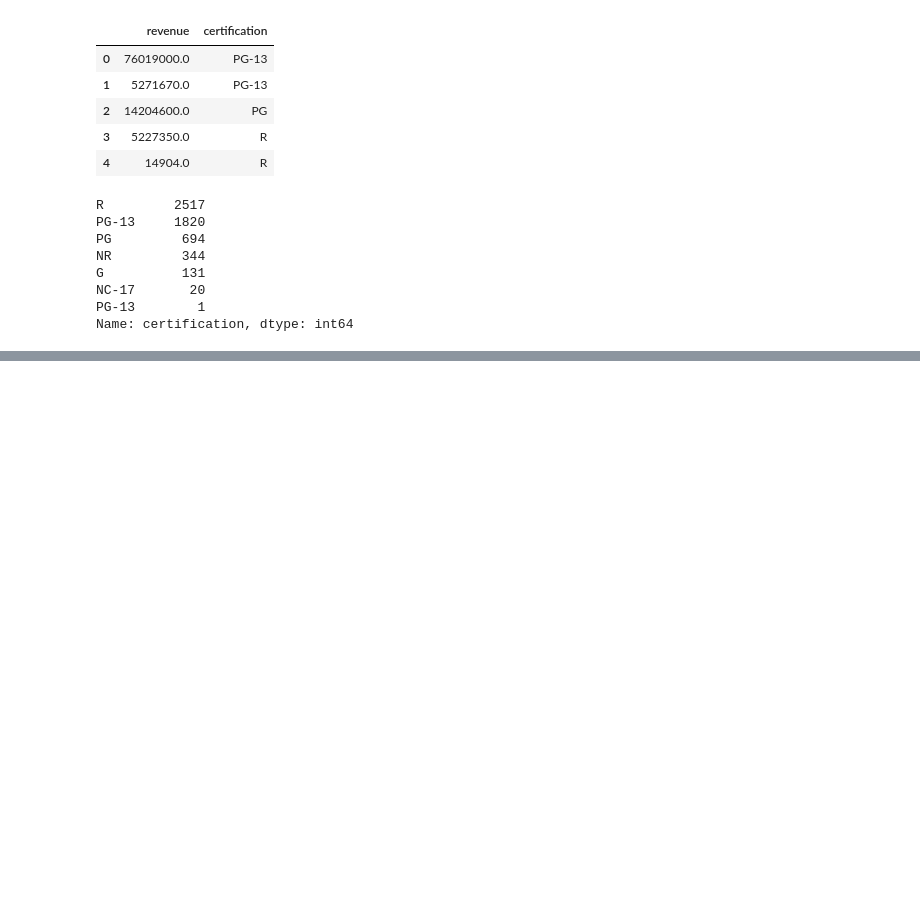
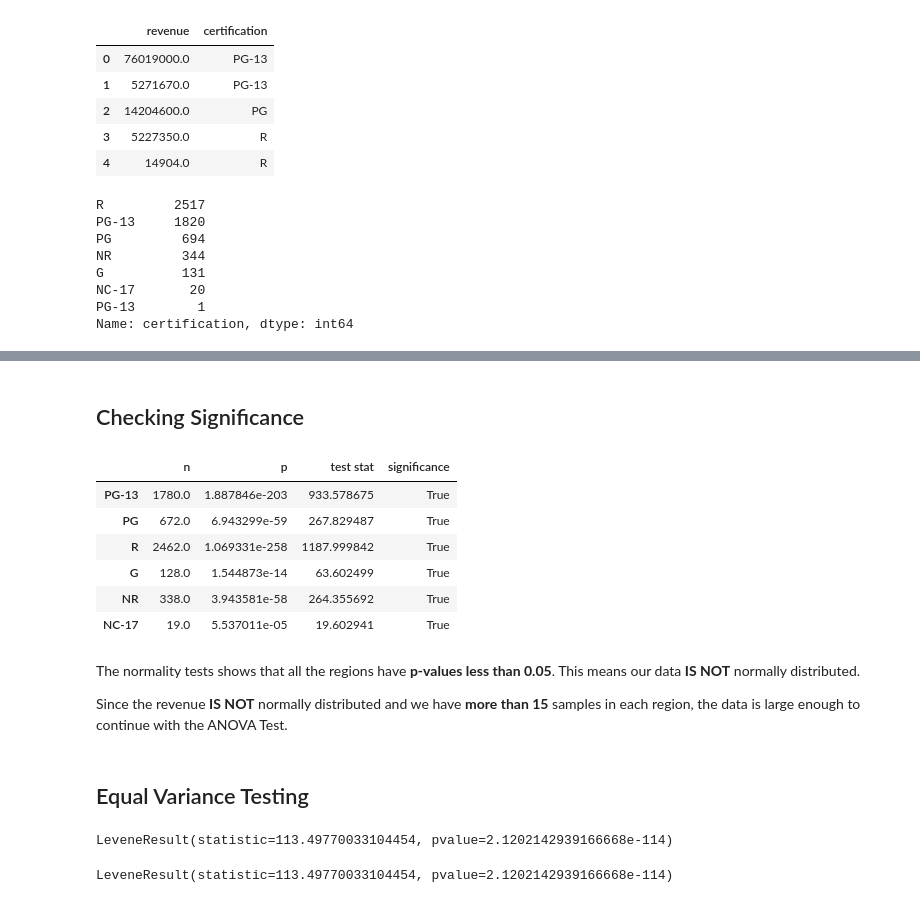
Before and after one commit to jaytrey777/Movie-Profitabiliy-Project, a Jupyter notebook: Part 4 - Hypothesis Testing.ipynb, the cells around one changed output, grey strips where cells are left out. Cells and saved outputs as stored; diff of their text form; code cells hidden in the pictures; blank space fills up the shorter version.

```diff
--- a/Part 4 - Hypothesis Testing.ipynb
+++ b/Part 4 - Hypothesis Testing.ipynb
@@ -158,0 +268,12 @@ Name: certification, dtype: int64
+# %%
+## Running normal test on each group and confirming there are >15 in each group
+norm_results = {}
+for i, data in groups.items():
+    stat, p = stats.normaltest(data)
+    ## save the p val, test statistic, and the size of the group
+    norm_results[i] = {'n': len(data),
+                             'p':p,
+                             'test stat':stat,}
+## convert to a dataframe
+norm_results_df = pd.DataFrame(norm_results).T
+norm_results_df
@@ -158,0 +288,32 @@ Name: certification, dtype: int64
+# %% [markdown]
+## Checking Significance
+# %%
+### checking p-value vs alpha of 0.05
+norm_results_df['significance'] = norm_results_df['p'] < .05
+norm_results_df
+# %% [output]
+|  | n | p | test stat | significance |
+| PG-13 | 1780.0 | 1.887846e-203 | 933.578675 | True |
+| PG | 672.0 | 6.943299e-59 | 267.829487 | True |
+| R | 2462.0 | 1.069331e-258 | 1187.999842 | True |
+| G | 128.0 | 1.544873e-14 | 63.602499 | True |
+| NR | 338.0 | 3.943581e-58 | 264.355692 | True |
+| NC-17 | 19.0 | 5.537011e-05 | 19.602941 | True |
+# %% [markdown]
+The normality tests shows that all the regions have __p-values less than 0.05__. This means our data __IS NOT__ normally distributed.
+
+Since the revenue __IS NOT__ normally distributed and we have __more than 15__ samples in each region, the data is large enough to continue with the ANOVA Test.
+# %% [markdown]
+## Equal Variance Testing
+# %%
+# EV Test with the * operator
+stats.levene(*groups.values())
+# %% [output]
+LeveneResult(statistic=113.49770033104454, pvalue=2.1202142939166668e-114)
+# %%
+# EV Test entering each group manually
+stats.levene(groups['PG-13'], groups['PG'],
+             groups['R'], groups['G'],
+             groups['NR'], groups['NC-17'])
+# %% [output]
+LeveneResult(statistic=113.49770033104454, pvalue=2.1202142939166668e-114)
```
Also changed, not shown: parts of 34 cells of this notebook.
